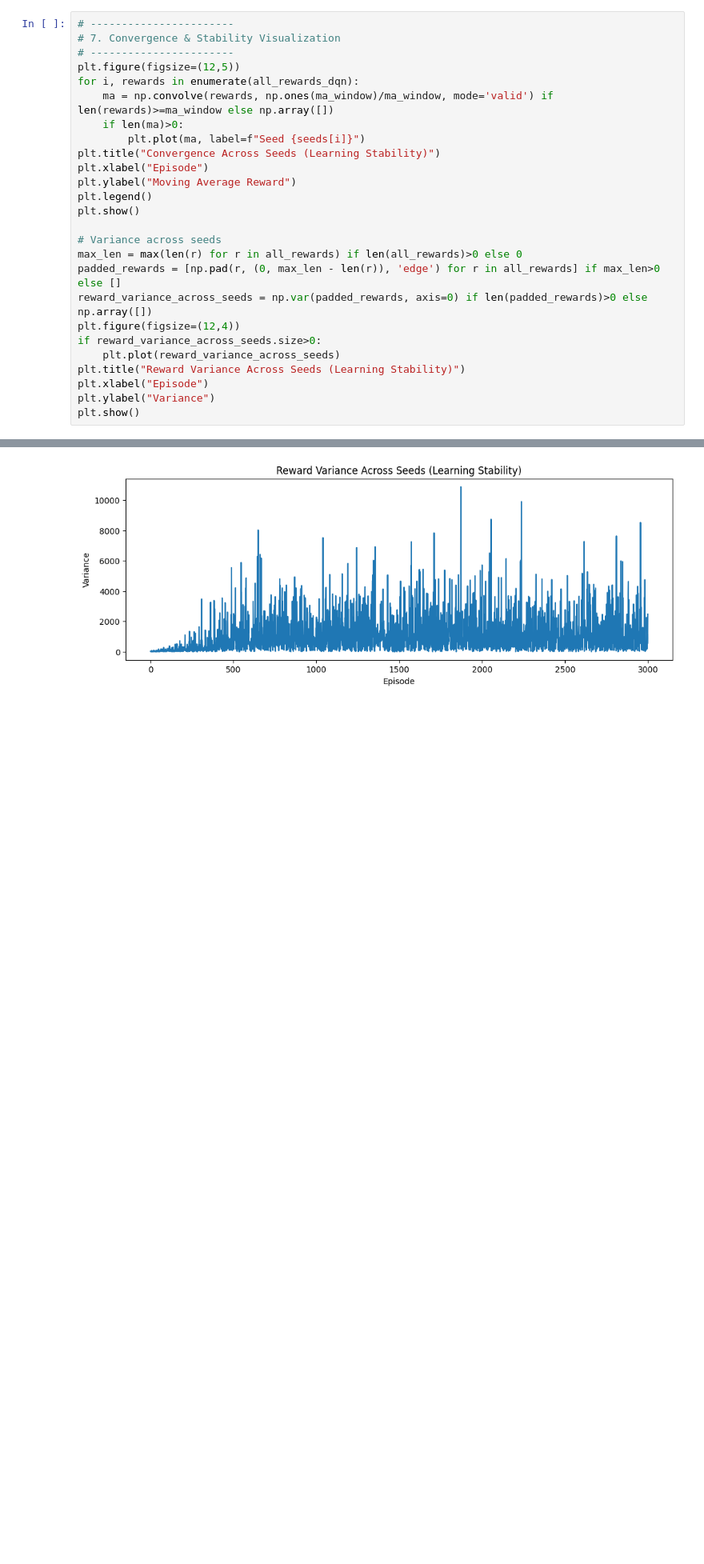
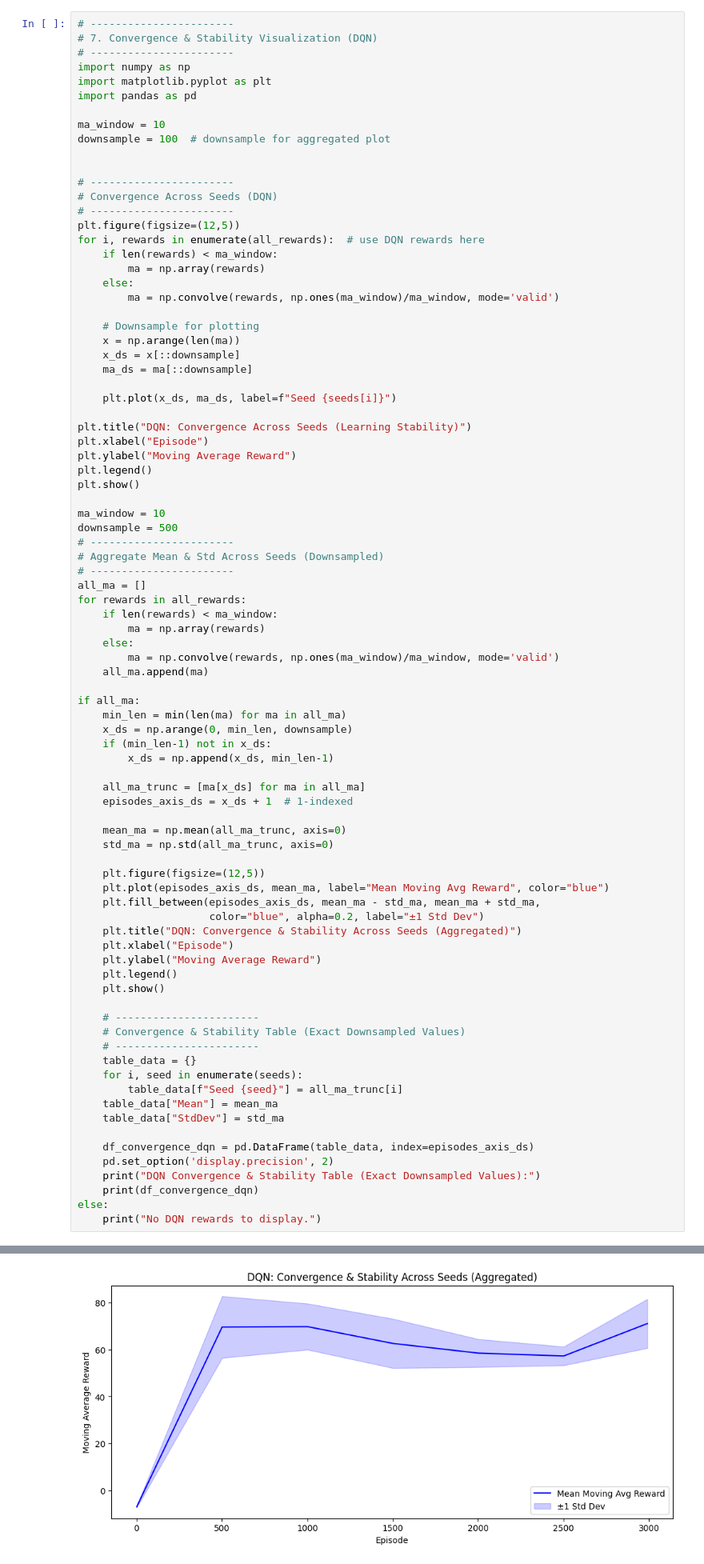
Before and after one commit to dayananikol/CCRNFLRL_PROJECT_COM221ML, a Jupyter notebook: rl_agents/dqn_learning_snake.ipynb, the cells around one changed output, grey strips where cells are left out. Shown: that part at 80% size. Cells and saved outputs as stored; diff of their text form; blank space fills up the shorter version.

```diff
--- a/rl_agents/dqn_learning_snake.ipynb
+++ b/rl_agents/dqn_learning_snake.ipynb
@@ -311,27 +341,86 @@ Seed 999 | Episodes to 80% max reward: None
 # %%
 # -----------------------
-# 7. Convergence & Stability Visualization
+# 7. Convergence & Stability Visualization (DQN)
+# -----------------------
+import numpy as np
+import matplotlib.pyplot as plt
+import pandas as pd
+
+ma_window = 10
+downsample = 100  # downsample for aggregated plot
+
+
+# -----------------------
+# Convergence Across Seeds (DQN)
 # -----------------------
 plt.figure(figsize=(12,5))
-for i, rewards in enumerate(all_rewards_dqn):
-    ma = np.convolve(rewards, np.ones(ma_window)/ma_window, mode='valid') if len(rewards)>=ma_window else np.array([])
-    if len(ma)>0:
-        plt.plot(ma, label=f"Seed {seeds[i]}")
-plt.title("Convergence Across Seeds (Learning Stability)")
+for i, rewards in enumerate(all_rewards):  # use DQN rewards here
+    if len(rewards) < ma_window:
+        ma = np.array(rewards)
+    else:
+        ma = np.convolve(rewards, np.ones(ma_window)/ma_window, mode='valid')
+
+    # Downsample for plotting
+    x = np.arange(len(ma))
+    x_ds = x[::downsample]
+    ma_ds = ma[::downsample]
+
+    plt.plot(x_ds, ma_ds, label=f"Seed {seeds[i]}")
+
+plt.title("DQN: Convergence Across Seeds (Learning Stability)")
 plt.xlabel("Episode")
 plt.ylabel("Moving Average Reward")
 plt.legend()
 plt.show()
 
-# Variance across seeds
-max_len = max(len(r) for r in all_rewards) if len(all_rewards)>0 else 0
-padded_rewards = [np.pad(r, (0, max_len - len(r)), 'edge') for r in all_rewards] if max_len>0 else []
-reward_variance_across_seeds = np.var(padded_rewards, axis=0) if len(padded_rewards)>0 else np.array([])
-plt.figure(figsize=(12,4))
-if reward_variance_across_seeds.size>0:
-    plt.plot(reward_variance_across_seeds)
-plt.title("Reward Variance Across Seeds (Learning Stability)")
-plt.xlabel("Episode")
-plt.ylabel("Variance")
-plt.show()
+ma_window = 10
+downsample = 500
+# -----------------------
+# Aggregate Mean & Std Across Seeds (Downsampled)
+# -----------------------
+all_ma = []
+for rewards in all_rewards:
+    if len(rewards) < ma_window:
+        ma = np.array(rewards)
+    else:
+        ma = np.convolve(rewards, np.ones(ma_window)/ma_window, mode='valid')
+    all_ma.append(ma)
+
+if all_ma:
+    min_len = min(len(ma) for ma in all_ma)
+    x_ds = np.arange(0, min_len, downsample)
+    if (min_len-1) not in x_ds:
+        x_ds = np.append(x_ds, min_len-1)
+
+    all_ma_trunc = [ma[x_ds] for ma in all_ma]
+    episodes_axis_ds = x_ds + 1  # 1-indexed
+
+    mean_ma = np.mean(all_ma_trunc, axis=0)
+    std_ma = np.std(all_ma_trunc, axis=0)
+
+    plt.figure(figsize=(12,5))
+    plt.plot(episodes_axis_ds, mean_ma, label="Mean Moving Avg Reward", color="blue")
+    plt.fill_between(episodes_axis_ds, mean_ma - std_ma, mean_ma + std_ma,
+                     color="blue", alpha=0.2, label="±1 Std Dev")
+    plt.title("DQN: Convergence & Stability Across Seeds (Aggregated)")
+    plt.xlabel("Episode")
+    plt.ylabel("Moving Average Reward")
+    plt.legend()
+    plt.show()
+
+    # -----------------------
+    # Convergence & Stability Table (Exact Downsampled Values)
+    # -----------------------
+    table_data = {}
+    for i, seed in enumerate(seeds):
+        table_data[f"Seed {seed}"] = all_ma_trunc[i]
+    table_data["Mean"] = mean_ma
+    table_data["StdDev"] = std_ma
+
+    df_convergence_dqn = pd.DataFrame(table_data, index=episodes_axis_ds)
+    pd.set_option('display.precision', 2)
+    print("DQN Convergence & Stability Table (Exact Downsampled Values):")
+    print(df_convergence_dqn)
+else:
+    print("No DQN rewards to display.")
 # %% [output]
@@ -339 +428 @@ plt.show()
-[figure, old version]
+[figure, new version]
```
Also changed, not shown: parts of 8 cells of this notebook, 8 other files.
